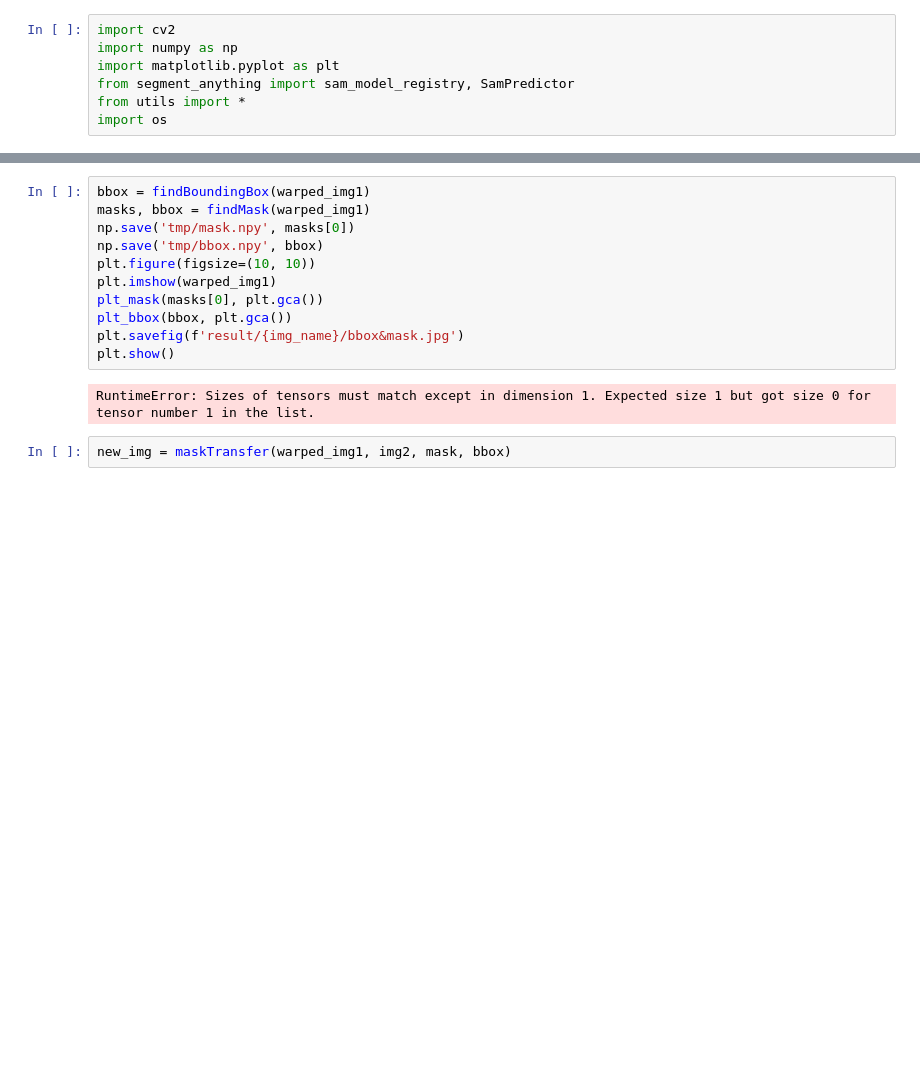
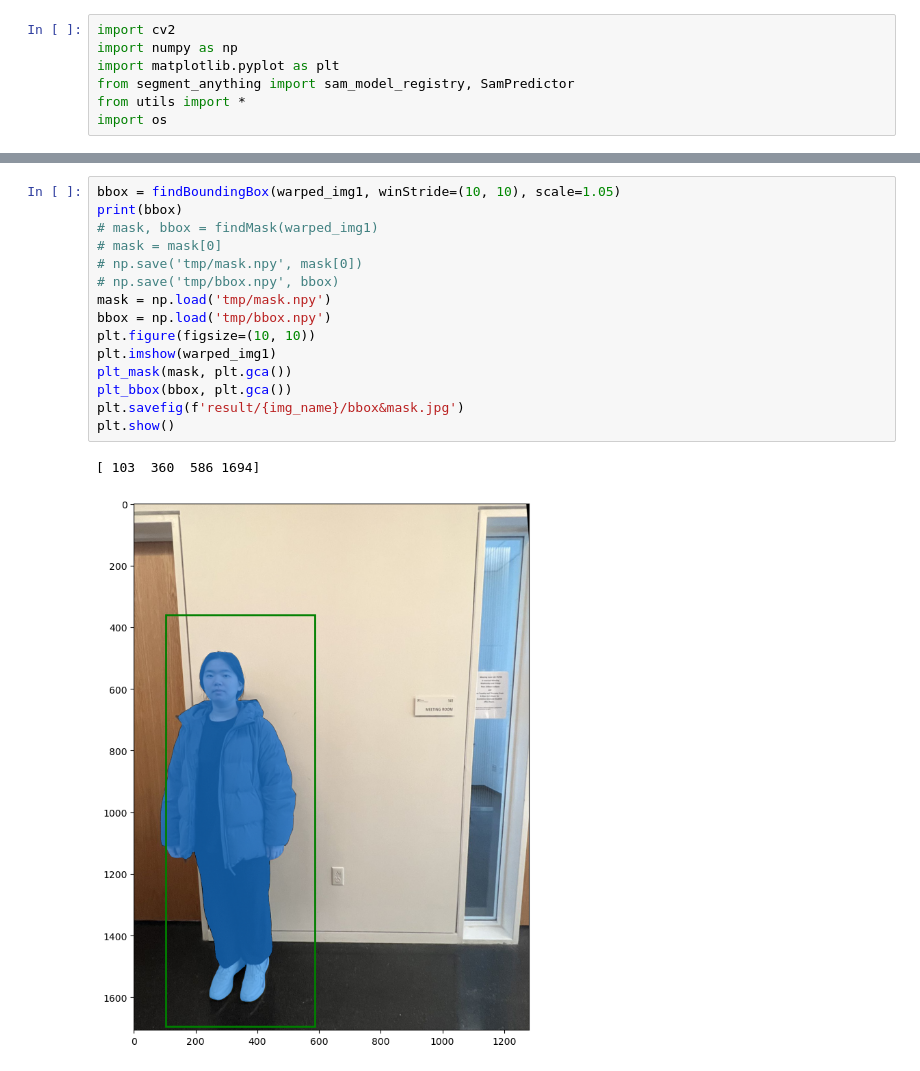
Before and after one commit to blu666/CIS5810_Final_Project, a Jupyter notebook: demo.ipynb, the cells around one changed output, grey strips where cells are left out. Drawn from its saved outputs; the diff is of its cells as text; blank space fills up the shorter version.

```diff
--- a/demo.ipynb
+++ b/demo.ipynb
@@ -50,15 +50,18 @@ plt.axis('off')
 # %%
-bbox = findBoundingBox(warped_img1)
-masks, bbox = findMask(warped_img1)
-np.save('tmp/mask.npy', masks[0])
-np.save('tmp/bbox.npy', bbox)
+bbox = findBoundingBox(warped_img1, winStride=(10, 10), scale=1.05)
+print(bbox)
+# mask, bbox = findMask(warped_img1)
+# mask = mask[0]
+# np.save('tmp/mask.npy', mask[0])
+# np.save('tmp/bbox.npy', bbox)
+mask = np.load('tmp/mask.npy')
+bbox = np.load('tmp/bbox.npy')
 plt.figure(figsize=(10, 10))
 plt.imshow(warped_img1)
-plt_mask(masks[0], plt.gca())
+plt_mask(mask, plt.gca())
 plt_bbox(bbox, plt.gca())
 plt.savefig(f'result/{img_name}/bbox&mask.jpg')
 plt.show()
 # %% [output]
-RuntimeError: Sizes of tensors must match except in dimension 1. Expected size 1 but got size 0 for tensor number 1 in the list.
+[ 103  360  586 1694]
+[figure, added]
-# %%
-new_img = maskTransfer(warped_img1, img2, mask, bbox)
```
Also changed, not shown: parts of 8 cells of this notebook, 9 other files.
